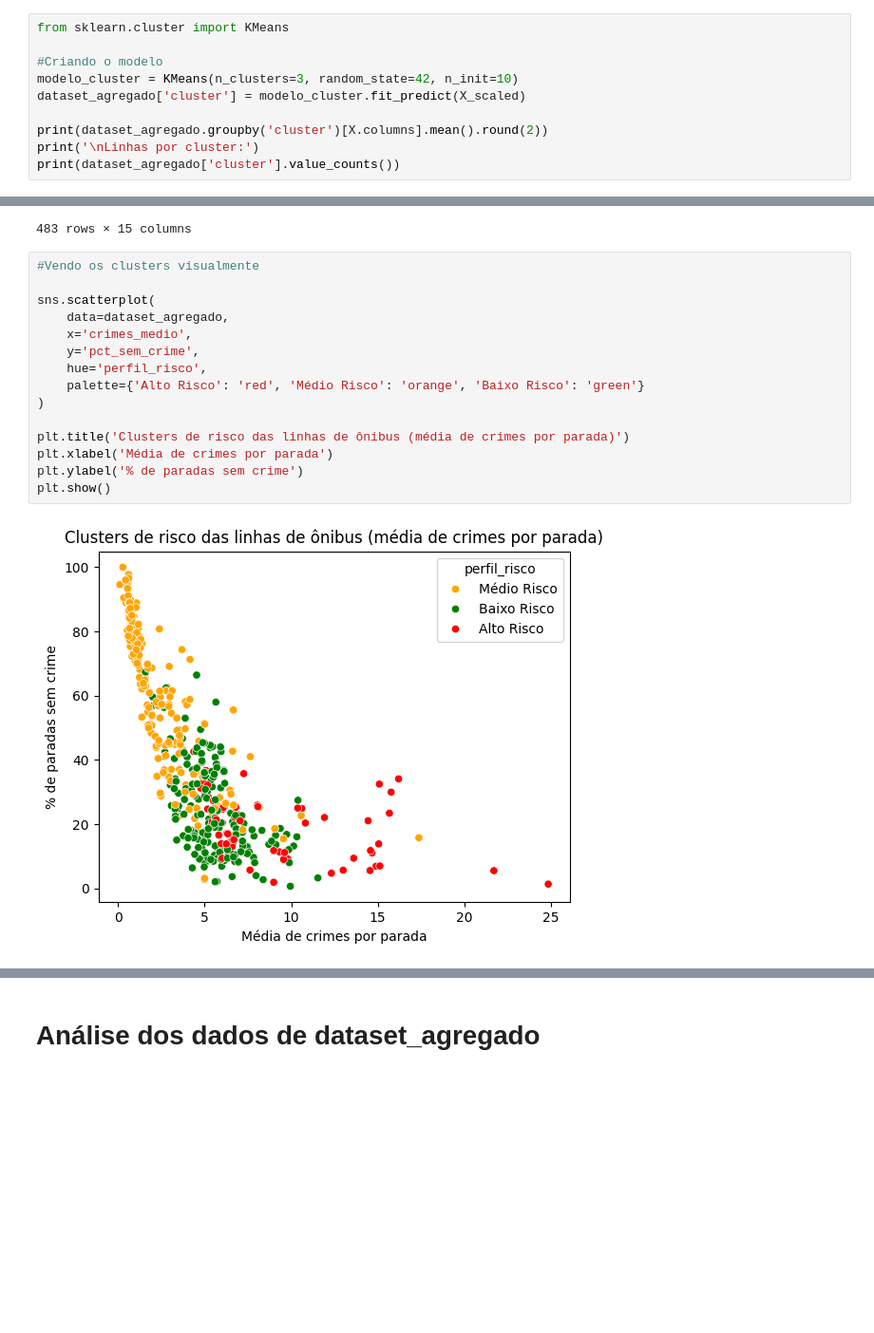
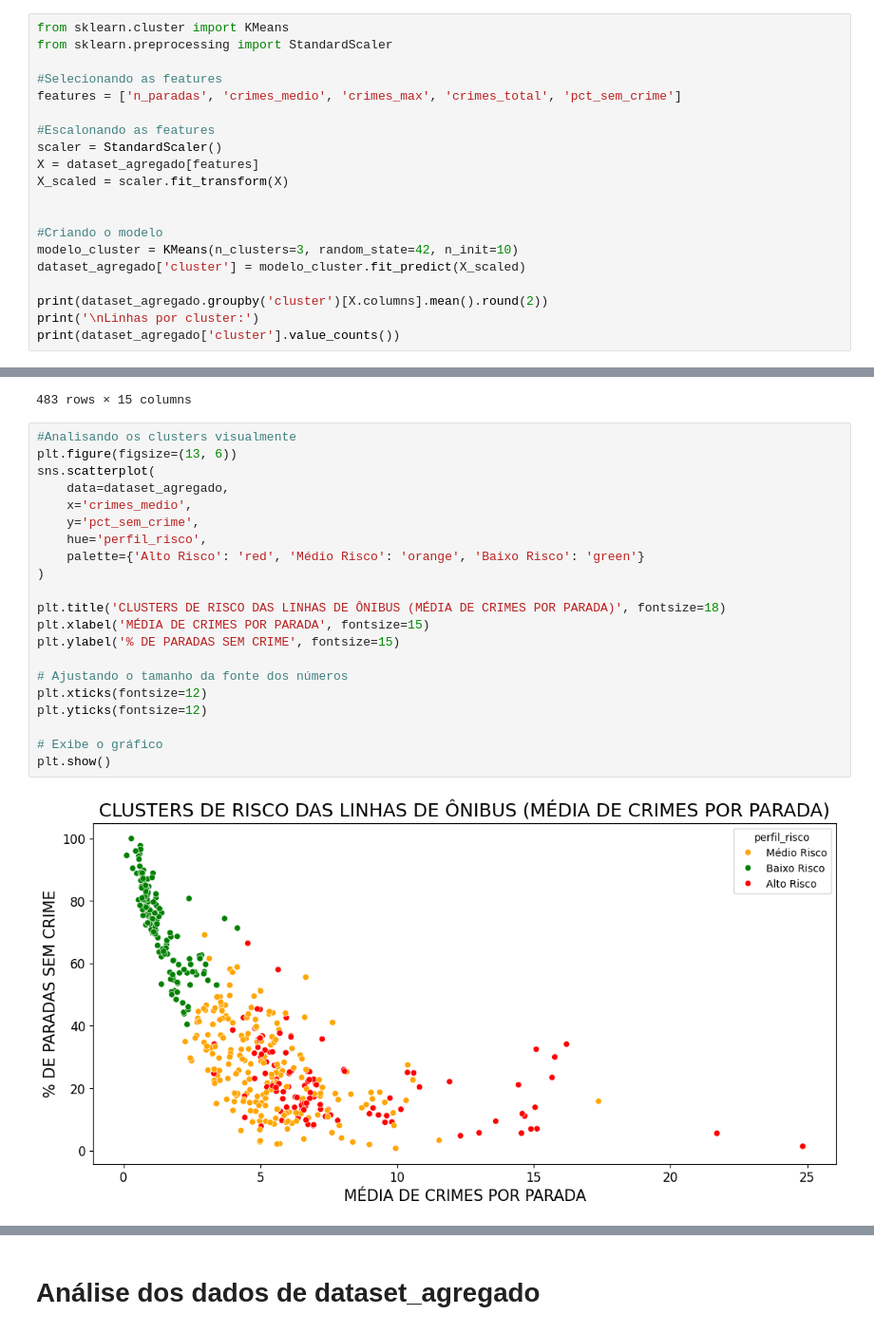
Before and after one commit to PedroSen/Analytica-PS26-Grupo-NovaRota, a Jupyter notebook: Projeto_Analytica_PS26.ipynb, the cells around one changed output, grey strips where cells are left out. Shown at 95% size. Drawn from its saved outputs; the diff is of its cells as text; blank space fills up the shorter version.

```diff
--- a/Projeto_Analytica_PS26.ipynb
+++ b/Projeto_Analytica_PS26.ipynb
@@ -1468,6 +1489,16 @@ dataset_agregado
 # Construção do Modelo de cluster
 # %%
 from sklearn.cluster import KMeans
+from sklearn.preprocessing import StandardScaler
+
+#Selecionando as features
+features = ['n_paradas', 'crimes_medio', 'crimes_max', 'crimes_total', 'pct_sem_crime']
+
+#Escalonando as features
+scaler = StandardScaler()
+X = dataset_agregado[features]
+X_scaled = scaler.fit_transform(X)
+
 
 #Criando o modelo
 modelo_cluster = KMeans(n_clusters=3, random_state=42, n_init=10)
@@ -1521,22 +1546,28 @@ dataset_agregado.drop(axis=1, columns='cluster')
 | 482 | SVB901 | 68 | 4.15 | 39.0 | 846.0 | 58.82 | 5.000000 | ... |
 483 rows × 15 columns
 # %%
-#Vendo os clusters visualmente
-
+#Analisando os clusters visualmente
+plt.figure(figsize=(13, 6))
 sns.scatterplot(
     data=dataset_agregado,
     x='crimes_medio',
     y='pct_sem_crime',
     hue='perfil_risco',
     palette={'Alto Risco': 'red', 'Médio Risco': 'orange', 'Baixo Risco': 'green'}
 )
 
-plt.title('Clusters de risco das linhas de ônibus (média de crimes por parada)')
-plt.xlabel('Média de crimes por parada')
-plt.ylabel('% de paradas sem crime')
+plt.title('CLUSTERS DE RISCO DAS LINHAS DE ÔNIBUS (MÉDIA DE CRIMES POR PARADA)', fontsize=18)
+plt.xlabel('MÉDIA DE CRIMES POR PARADA', fontsize=15)
+plt.ylabel('% DE PARADAS SEM CRIME', fontsize=15)
+
+# Ajustando o tamanho da fonte dos números
+plt.xticks(fontsize=12)
+plt.yticks(fontsize=12)
+
+# Exibe o gráfico
 plt.show()
 # %% [output]
-[figure, old version]
+[figure, new version]
 # %%
 #Vendo os clusters visualmente
 
```
Also changed, not shown: parts of 25 cells of this notebook.
